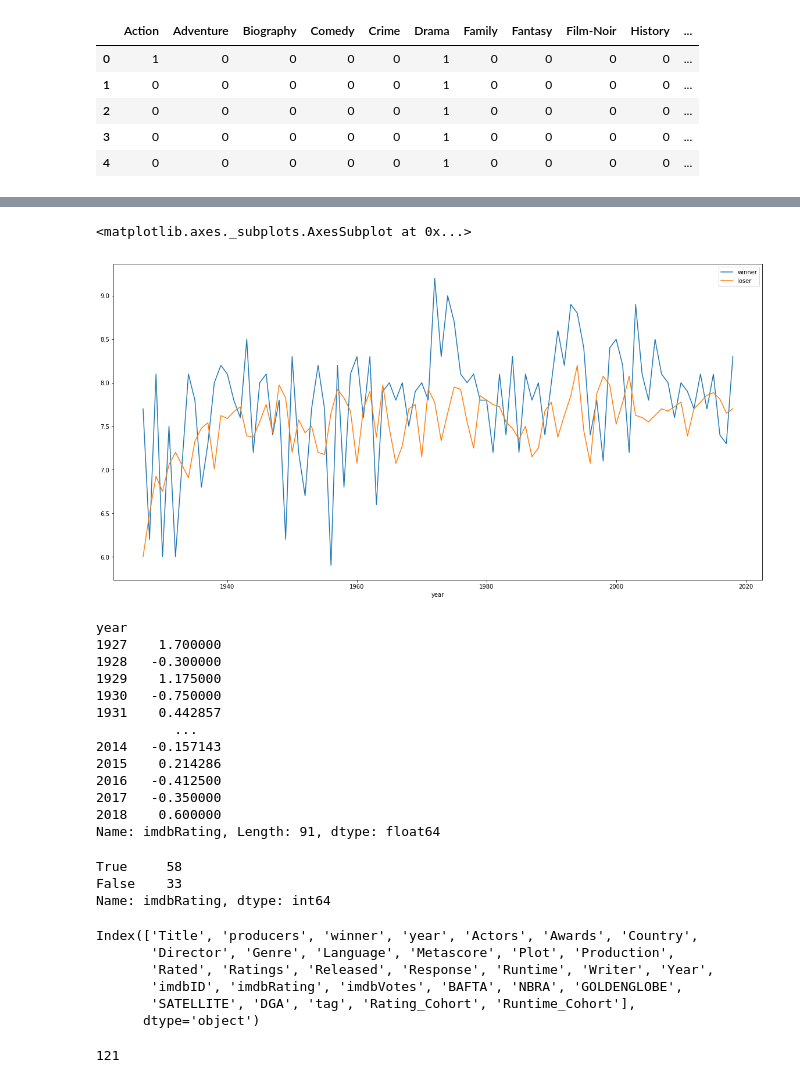
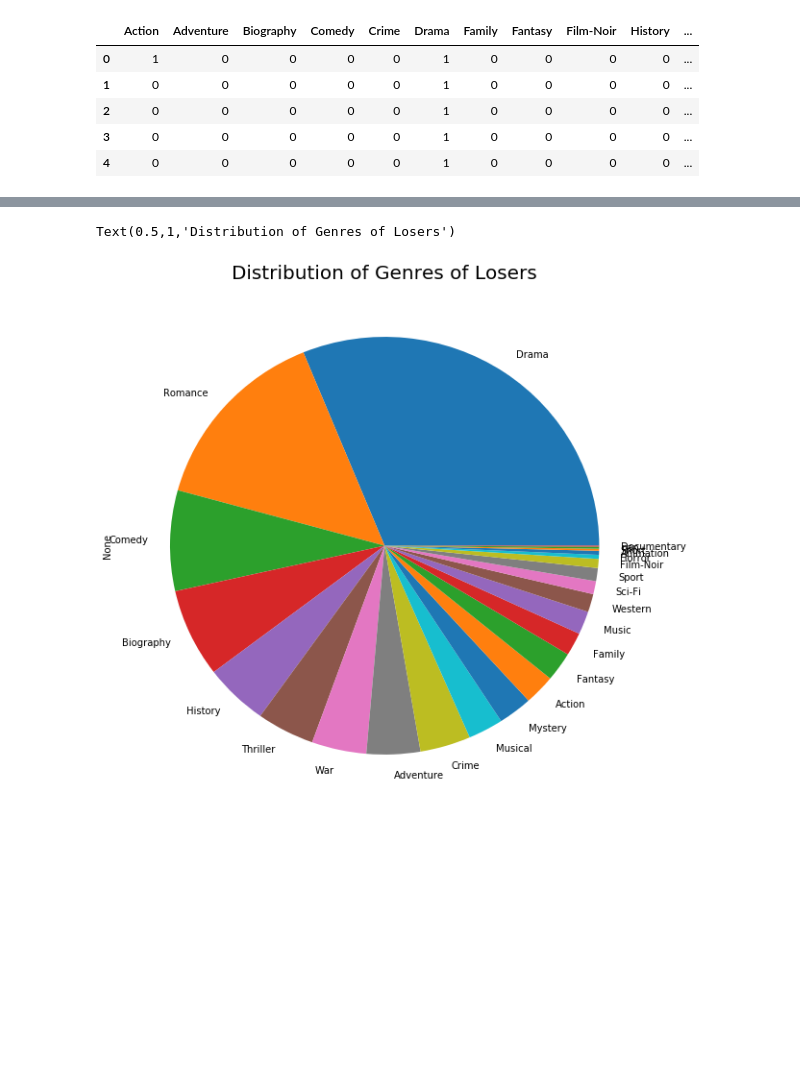
Before and after one commit to gfilangeri/OscarBestPicturePrediction, a Jupyter notebook: DataVisualizations.ipynb, the cells around one changed output, grey strips where cells are left out. Drawn from its saved outputs; the diff is of its cells as text; code cells hidden in the pictures; blank space fills up the shorter version.

```diff
--- a/DataVisualizations.ipynb
+++ b/DataVisualizations.ipynb
@@ -80,8 +58,0 @@ loser_movies.imdbRating.plot(figsize=(20,10), legend=True, label="loser")
-# %%
-bins = [4, 4.6, 5.1, 5.6, 6.1, 6.6, 7.1, 7.6, 8.1, 8.6, 9.1, 9.6]
-names = ["4 to 4.5", "4.6 to 5", "5.1 to 5.5", "5.6 to 6.0", "6.1 to 6.5",
-             "6.6 to 7.0", "7.1 to 7.5", "7.6 to 8.0", "8.1 to 8.5", "8.6 to 9.0", "9.1 to 9.5"]
-oscar_movies['Rating_Cohort'] = pd.cut(oscar_movies['imdbRating'], bins, labels=names)
-
-#(dds[dds.Ethnicity == "Hispanic"]["Age Cohort"].
-#    value_counts().reindex(new_index).plot.bar())
@@ -95,5 +58,0 @@ winner_given_rating.plot.bar(stacked=True)
-# %%
-oscar_movies.Rated = oscar_movies[oscar_movies["year"] >= 1960].Rated.str.upper()
-counts = pd.crosstab(oscar_movies.Rated, oscar_movies.winner)
-winner_given_rating = counts.divide(counts.sum(axis=1), axis=0)
-winner_given_rating.plot.bar(stacked=True)
@@ -151,5 +58,0 @@ oscar_movies.Runtime = oscar_movies.Runtime.str.split(" ").str[0].fillna(0).asty
-# %%
-bins = [80, 110, 130, 140 ]
-names = ["80", "110",
-             "130"]
-oscar_movies['Runtime_Cohort'] = pd.cut(oscar_movies['Runtime'], bins, labels=names)
@@ -215,45 +59,13 @@ Name: Metascore, Length: 93, dtype: float64
-# %%
-winner_movies = oscar_movies[oscar_movies["winner"]]
-loser_movies = oscar_movies[~oscar_movies["winner"]]
-winner_movies.groupby(["year"]).imdbRating.mean().plot(figsize=(20,10), legend=True, label="winner")
-loser_movies.groupby(["year"]).imdbRating.mean().plot(figsize=(20,10), legend=True, label="loser")
-# %% [output]
-<matplotlib.axes._subplots.AxesSubplot at 0x...>
-[figure, removed]
-# %%
-series = (winner_movies.groupby(["year"]).imdbRating.mean()
-          - loser_movies.groupby(["year"]).imdbRating.mean())
-series
-# %% [output]
-year
-1927    1.700000
-1928   -0.300000
-1929    1.175000
-1930   -0.750000
-1931    0.442857
-          ...
-2014   -0.157143
-2015    0.214286
-2016   -0.412500
-2017   -0.350000
-2018    0.600000
-Name: imdbRating, Length: 91, dtype: float64
-# %%
-(series > 0).value_counts()
-# %% [output]
-True     58
-False    33
-Name: imdbRating, dtype: int64
-# %%
-oscar_movies.columns
-# %% [output]
-Index(['Title', 'producers', 'winner', 'year', 'Actors', 'Awards', 'Country',
-       'Director', 'Genre', 'Language', 'Metascore', 'Plot', 'Production',
-       'Rated', 'Ratings', 'Released', 'Response', 'Runtime', 'Writer', 'Year',
-       'imdbID', 'imdbRating', 'imdbVotes', 'BAFTA', 'NBRA', 'GOLDENGLOBE',
-       'SATELLITE', 'DGA', 'tag', 'Rating_Cohort', 'Runtime_Cohort'],
-      dtype='object')
-# %%
-len(oscar_movies.Production.str.upper().unique())
-# %% [output]
-121
+# %%
+oscar_movies_loser = oscar_movies[oscar_movies["winner"] == False]
+oscar_movies_loser.Genre = oscar_movies_loser.Genre.astype(str)
+binarizer = MultiLabelBinarizer()
+genres_loser = pd.DataFrame(
+    binarizer.fit_transform(oscar_movies_loser["Genre"].str.split(", ")),
+    columns=binarizer.classes_
+)
+genres_loser.sum().sort_values(ascending=False).plot.pie(figsize=(10,10))
+plt.title("Distribution of Genres of Losers", size=20)
+# %% [output]
+Text(0.5,1,'Distribution of Genres of Losers')
+[figure, added]
```
Also changed, not shown: parts of 66 cells of this notebook, 6 other files.
